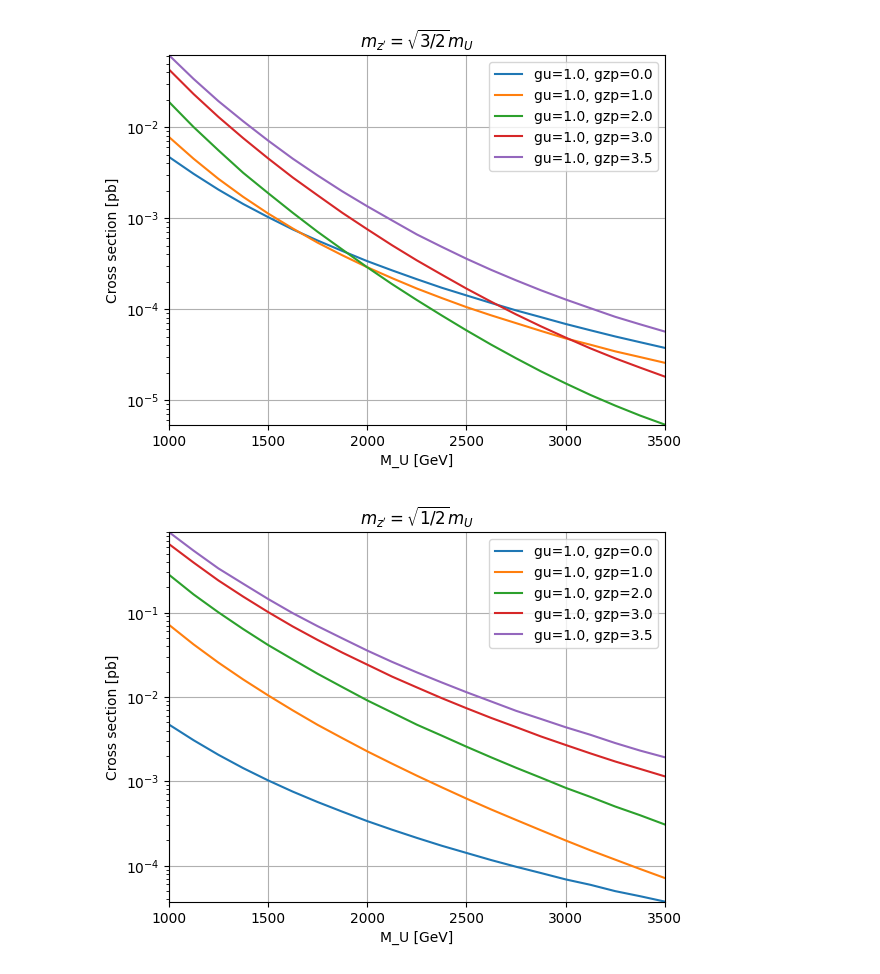
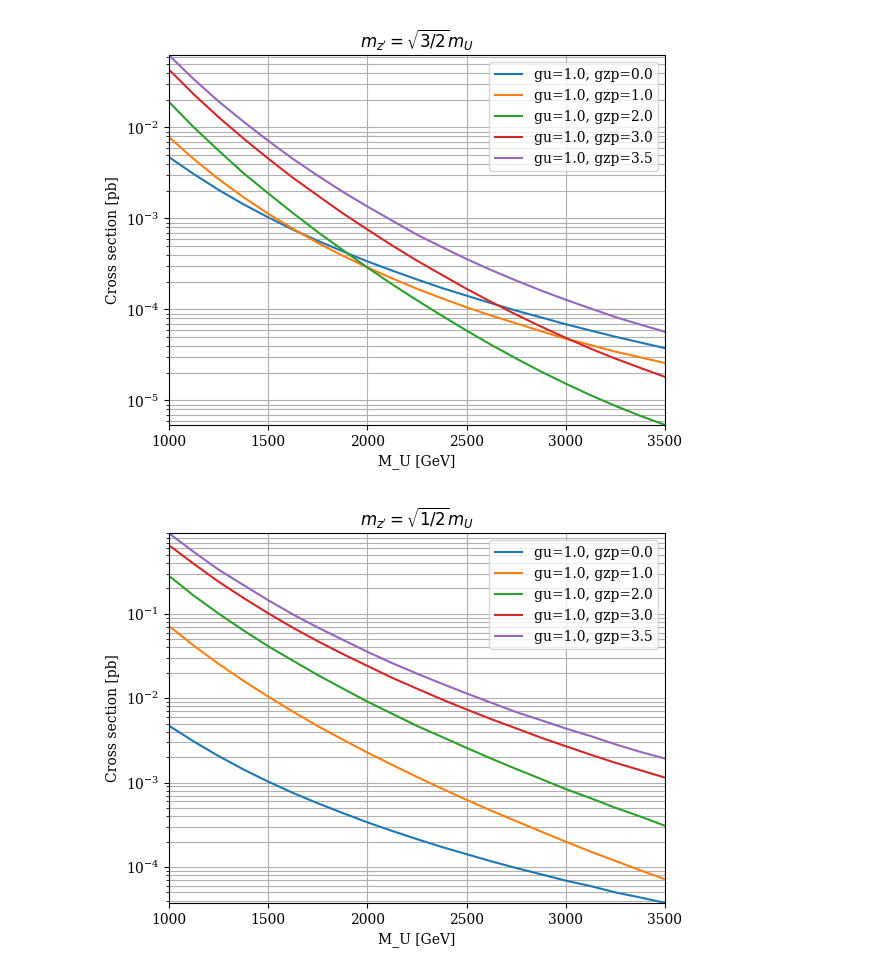
Before and after one commit to Joacop16/Phenomenology_Zp_in_LQ_Searches, a Jupyter notebook: 02_parton_analysis/XS_Plots.ipynb, the cells around one changed output. Drawn from its saved outputs; the diff is of its cells as text; code cells hidden in the pictures.

Commit message:
XS Plots using semilog in Y Axis

```diff
--- a/02_parton_analysis/XS_Plots.ipynb
+++ b/02_parton_analysis/XS_Plots.ipynb
@@ -19,6 +19,8 @@ def get_xs_array(x):
     return M_U, np.array([xs_matrix[f"{m}"][gzp] for m in M_U])
 # %%
 import matplotlib.pyplot as plt
+plt.rcParams["font.family"] = "serif"
+
 from itertools import product
 limit = "upper"
 g_U = [1.0]
@@ -33,14 +35,14 @@ g_list = list(product(g_U, g_zp))
 
 for g_pair in g_list:
     M_U, xs_array = get_xs_array(g_pair)
-    plt.plot(M_U, xs_array, label=f"gu={g_pair[0]}, gzp={g_pair[1]}")
-# axis labels
+    plt.semilogy(M_U, xs_array, label=f"gu={g_pair[0]}, gzp={g_pair[1]}") # Linear X axis, Logarithmic Y axis
+
 plt.xlabel("M_U [GeV]")
 plt.ylabel("Cross section [pb]")
-# set y axis to log scale
-plt.yscale("log")
+
 # add grid
-plt.grid()
+plt.grid(True, which="both")
+
 # set y lims
 ymin = min([min(get_xs_array(g)[1]) for g in g_list])
 ymax = max([max(get_xs_array(g)[1]) for g in g_list])
@@ -58,36 +60,36 @@ elif limit == "lower":
 plt.legend()
 plot_show = True
 # %% [output]
-[figure, old version]
+[figure, new version]
 # %%
 
 limit = "lower"
 
 for g_pair in g_list:
     M_U, xs_array = get_xs_array(g_pair)
-    plt.plot(M_U, xs_array, label=f"gu={g_pair[0]}, gzp={g_pair[1]}")
+    plt.semilogy(M_U, xs_array, label=f"gu={g_pair[0]}, gzp={g_pair[1]}")
 # axis labels
 plt.xlabel("M_U [GeV]")
 plt.ylabel("Cross section [pb]")
 # set y axis to log scale
 plt.yscale("log")
 # add grid
-plt.grid()
+plt.grid(True, which="both")
 # set y lims
 ymin = min([min(get_xs_array(g)[1]) for g in g_list])
 ymax = max([max(get_xs_array(g)[1]) for g in g_list])
 plt.ylim(ymin, ymax)
 # set x lims
 xmin = 1000
 xmax = 3500
 plt.xlim(xmin, xmax)
 # add title, latex format
 if limit == "upper":
     plt.title("$m_{z'} = \sqrt{3/2} m_U$")
 elif limit == "lower":
     plt.title("$m_{z'} =  \sqrt{1/2} m_U$")
 # add legend
 plt.legend()
 plot_show = True
 # %% [output]
-[figure, old version]
+[figure, new version]
```
